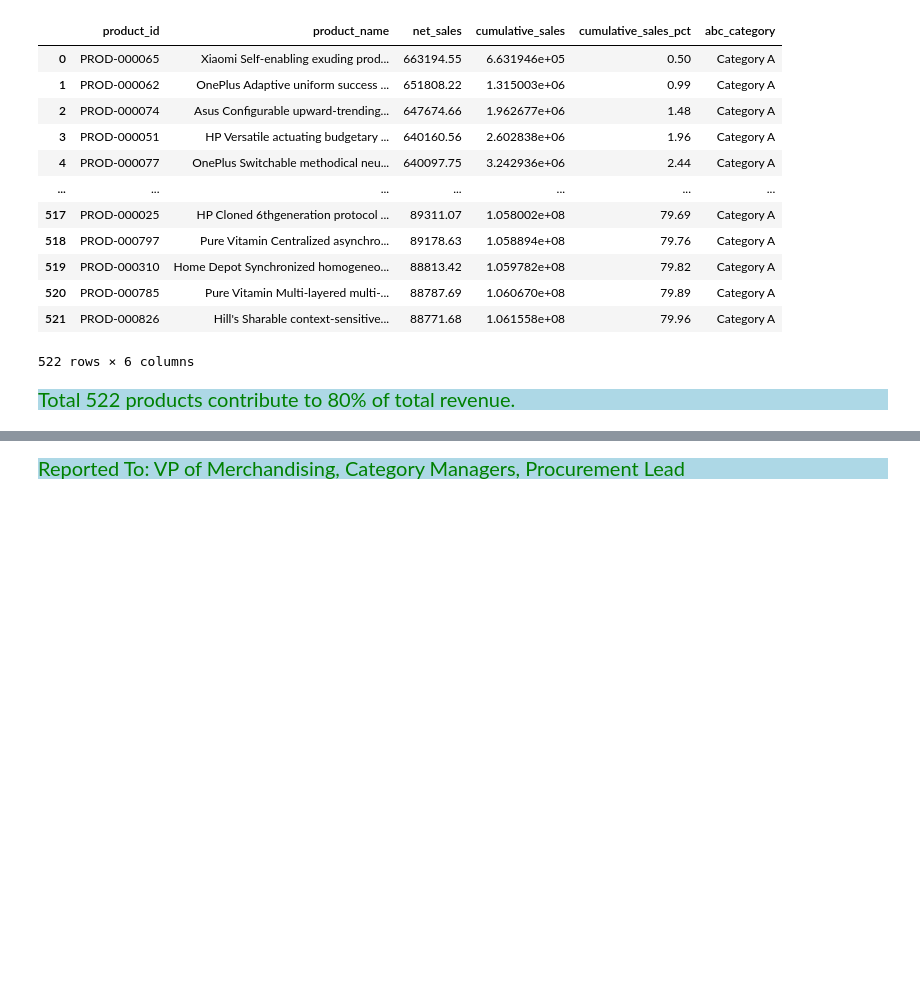
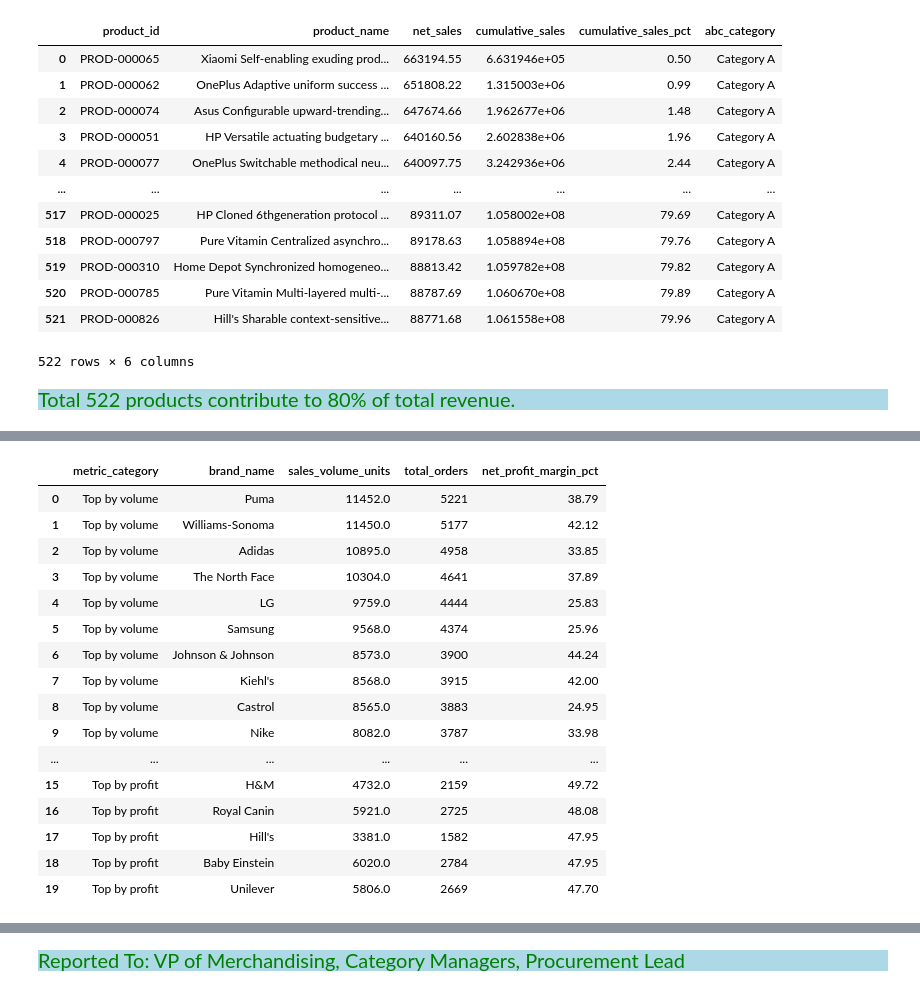
Before and after one commit to Kartika-Nidhi/E-Commerce_Analysis_SQL, a Jupyter notebook: E-commerceSalesAnalysisSQL.ipynb, the cells around one changed output, grey strips where cells are left out. Drawn from its saved outputs; the diff is of its cells as text; code cells hidden in the pictures; blank space fills up the shorter version.

Commit message:
product analysis completed

```diff
--- a/E-commerceSalesAnalysisSQL.ipynb
+++ b/E-commerceSalesAnalysisSQL.ipynb
@@ -1203,2 +1201,100 @@ Analytical Focus: Multi-table joins across products, order_items, brands, and su
 # %% [markdown]
 <div>
+# %%
+query = """
+WITH normalized_order_items AS (
+    SELECT
+        brand_name,
+        o.order_id,
+        o.order_date,
+        oi.quantity,
+
+
+        (oi.quantity * oi.unit_price) * CASE UPPER(o.currency)
+            WHEN 'USD' THEN 1.0 WHEN 'EUR' THEN 1.08 WHEN 'GBP' THEN 1.28
+            WHEN 'CAD' THEN 0.74 WHEN 'AUD' THEN 0.66 WHEN 'AED' THEN 0.272 WHEN 'INR' THEN 0.012
+            ELSE 1.0 END AS item_gross_usd,
+
+        COALESCE(oi.discount_amount, 0) * CASE UPPER(o.currency)
+            WHEN 'USD' THEN 1.0 WHEN 'EUR' THEN 1.08 WHEN 'GBP' THEN 1.28
+            WHEN 'CAD' THEN 0.74 WHEN 'AUD' THEN 0.66 WHEN 'AED' THEN 0.272 WHEN 'INR' THEN 0.012
+            ELSE 1.0 END AS item_discount_usd,
+
+        oi.shipping_cost * CASE UPPER(o.currency)
+            WHEN 'USD' THEN 1.0 WHEN 'EUR' THEN 1.08 WHEN 'GBP' THEN 1.28
+            WHEN 'CAD' THEN 0.74 WHEN 'AUD' THEN 0.66 WHEN 'AED' THEN 0.272 WHEN 'INR' THEN 0.012
+            ELSE 1.0 END AS item_shipping_usd,
+
+        oi.product_cost * CASE UPPER(o.currency)
+            WHEN 'USD' THEN 1.0 WHEN 'EUR' THEN 1.08 WHEN 'GBP' THEN 1.28
+            WHEN 'CAD' THEN 0.74 WHEN 'AUD' THEN 0.66 WHEN 'AED' THEN 0.272 WHEN 'INR' THEN 0.012
+            ELSE 1.0 END AS item_product_cost_usd
+    FROM orders AS o
+    JOIN order_items AS oi
+        ON o.order_id = oi.order_id
+    JOIN products AS pro
+        ON oi.product_id = pro.product_id
+    JOIN brands AS bra
+        ON pro.brand_id = bra.brand_id
+    WHERE o.order_status = 'Completed'
+),
+top_by_volume AS (
+SELECT
+    'Top by volume' AS metric_category,
+    brand_name,
+    SUM(quantity) AS sales_volume_units,
+    COUNT(DISTINCT order_id) AS total_orders,
+    ROUND(
+        (SUM((item_gross_usd - item_discount_usd) - item_shipping_usd - item_product_cost_usd) /
+        NULLIF(SUM(item_gross_usd - item_discount_usd), 0)) * 100,
+        2
+    ) AS net_profit_margin_pct
+
+FROM normalized_order_items
+GROUP BY brand_name
+ORDER BY sales_volume_units DESC
+LIMIT 10
+),
+top_by_margin AS (
+SELECT
+    'Top by profit' AS metric_category,
+    brand_name,
+    SUM(quantity) AS sales_volume_units,
+    COUNT(DISTINCT order_id) AS total_orders,
+    ROUND(
+        (SUM((item_gross_usd - item_discount_usd) - item_shipping_usd - item_product_cost_usd) /
+        NULLIF(SUM(item_gross_usd - item_discount_usd), 0)) * 100,
+        2
+    ) AS net_profit_margin_pct
+
+FROM normalized_order_items
+GROUP BY brand_name
+ORDER BY net_profit_margin_pct DESC
+LIMIT 10)
+
+SELECT * FROM top_by_volume
+UNION ALL
+SELECT * FROM top_by_margin;
+"""
+
+
+brand = pd.read_sql(query, engine)
+brand
+# %% [output]
+|  | metric_category | brand_name | sales_volume_units | total_orders | net_profit_margin_pct |
+| 0 | Top by volume | Puma | 11452.0 | 5221 | 38.79 |
+| 1 | Top by volume | Williams-Sonoma | 11450.0 | 5177 | 42.12 |
+| 2 | Top by volume | Adidas | 10895.0 | 4958 | 33.85 |
+| 3 | Top by volume | The North Face | 10304.0 | 4641 | 37.89 |
+| 4 | Top by volume | LG | 9759.0 | 4444 | 25.83 |
+| 5 | Top by volume | Samsung | 9568.0 | 4374 | 25.96 |
+| 6 | Top by volume | Johnson & Johnson | 8573.0 | 3900 | 44.24 |
+| 7 | Top by volume | Kiehl's | 8568.0 | 3915 | 42.00 |
+| 8 | Top by volume | Castrol | 8565.0 | 3883 | 24.95 |
+| 9 | Top by volume | Nike | 8082.0 | 3787 | 33.98 |
+| ... | ... | ... | ... | ... | ... |
+| 15 | Top by profit | H&M | 4732.0 | 2159 | 49.72 |
+| 16 | Top by profit | Royal Canin | 5921.0 | 2725 | 48.08 |
+| 17 | Top by profit | Hill's | 3381.0 | 1582 | 47.95 |
+| 18 | Top by profit | Baby Einstein | 6020.0 | 2784 | 47.95 |
+| 19 | Top by profit | Unilever | 5806.0 | 2669 | 47.70 |
```
Also changed, not shown: parts of 5 cells of this notebook.
